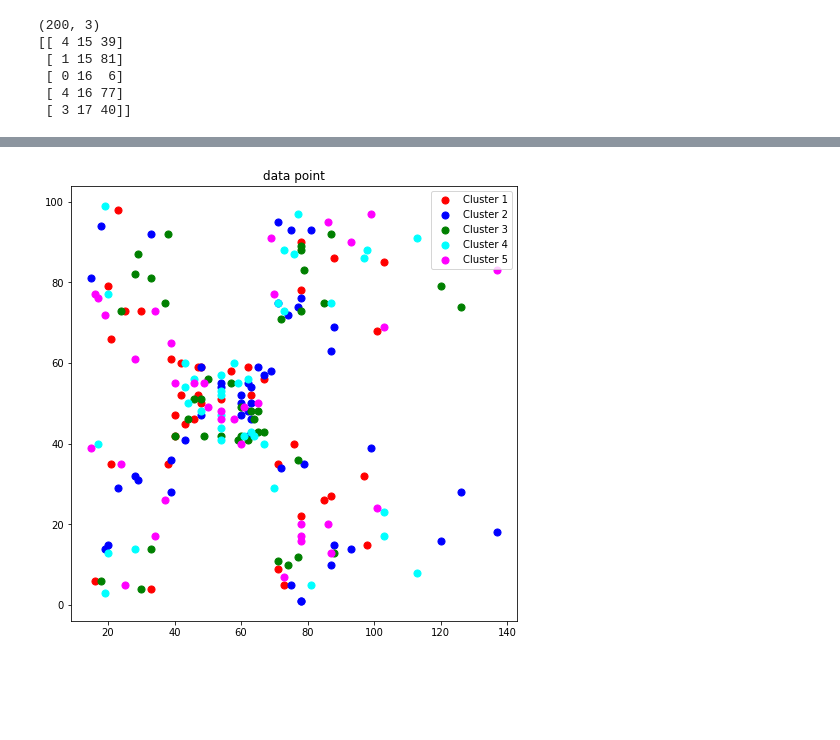
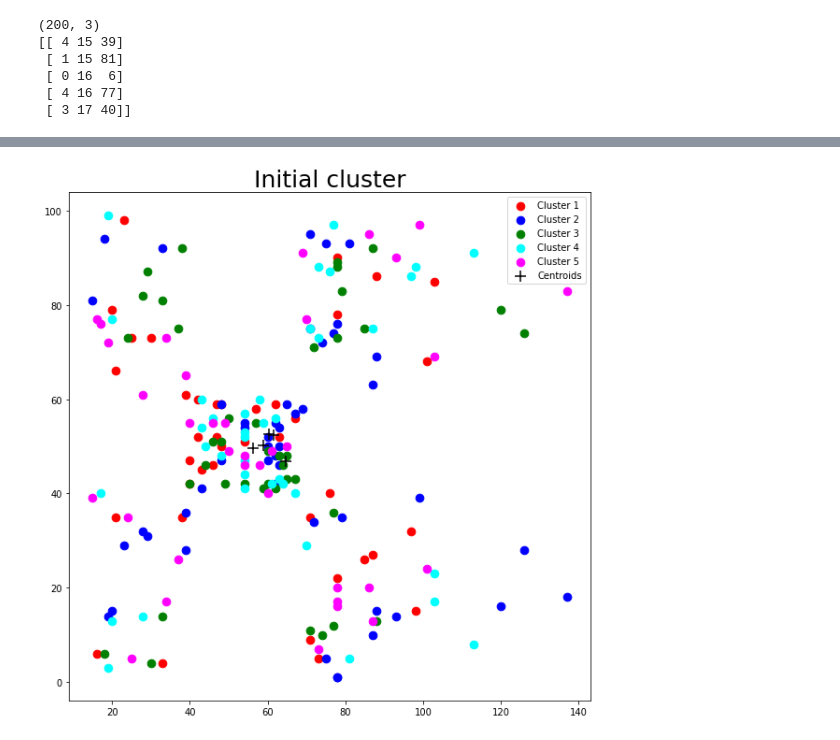
Before and after one commit to jiku100/2020-2-machine-running-proejct, a Jupyter notebook: assignment7/신석경_assignment_07.ipynb, the cells around one changed output, grey strips where cells are left out. Saved outputs shown, nothing was run; the diff lists cells and outputs as text; code cells hidden in the pictures; blank space fills up the shorter version.

Commit message:
Plot Initial cluster

```diff
--- a/assignment7/신석경_assignment_07.ipynb
+++ b/assignment7/신석경_assignment_07.ipynb
@@ -146,19 +112,33 @@ print(C_0)
 # %%
 idx_0 = (C[:,0]==0)
 idx_1 = (C[:,0]==1)
 idx_2 = (C[:,0]==2)
 idx_3 = (C[:,0]==3)
 idx_4 = (C[:,0]==4)
 
-plt.figure(1, figsize=(8,8))
-plt.scatter(C[idx_0, 1],C[idx_0, 2], s= 50, c="r", label="Cluster 1")
-plt.scatter(C[idx_1, 1],C[idx_1, 2], s= 50, c="b", label="Cluster 2")
-plt.scatter(C[idx_2, 1],C[idx_2, 2], s= 50, c="g", label="Cluster 3")
-plt.scatter(C[idx_3, 1],C[idx_3, 2], s= 50, c="aqua", label="Cluster 4")
-plt.scatter(C[idx_4, 1],C[idx_4, 2], s= 50, c="fuchsia", label="Cluster 5")
+C_0 = C[idx_0]
+C_1 = C[idx_1]
+C_2 = C[idx_2]
+C_3 = C[idx_3]
+C_4 = C[idx_4]
 
-plt.title("data point")
+M = []
+M.append(compute_centroid(C_0[:,1:]))
+M.append(compute_centroid(C_1[:,1:]))
+M.append(compute_centroid(C_2[:,1:]))
+M.append(compute_centroid(C_3[:,1:]))
+M.append(compute_centroid(C_4[:,1:]))
+M = np.array(M)
+
+plt.figure(1, figsize=(10,10))
+plt.scatter(C[idx_0, 1],C[idx_0, 2], s= 75, c="r", label="Cluster 1")
+plt.scatter(C[idx_1, 1],C[idx_1, 2], s= 75, c="b", label="Cluster 2")
+plt.scatter(C[idx_2, 1],C[idx_2, 2], s= 75, c="g", label="Cluster 3")
+plt.scatter(C[idx_3, 1],C[idx_3, 2], s= 75, c="aqua", label="Cluster 4")
+plt.scatter(C[idx_4, 1],C[idx_4, 2], s= 75, c="fuchsia", label="Cluster 5")
+plt.scatter(M[:, 0], M[:, 1], marker = "+", s = 150, c='k', label="Centroids")
+plt.title("Initial cluster", fontsize=25)
 plt.legend()
 plt.show()
 # %% [output]
-[figure, old version]
+[figure, new version]
```
Also changed, not shown: parts of 3 cells of this notebook.
